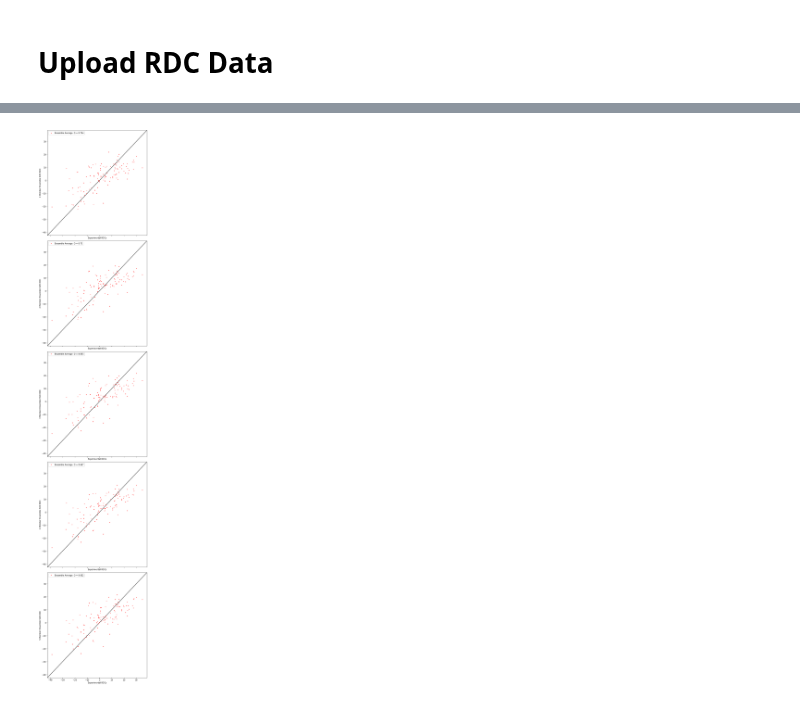
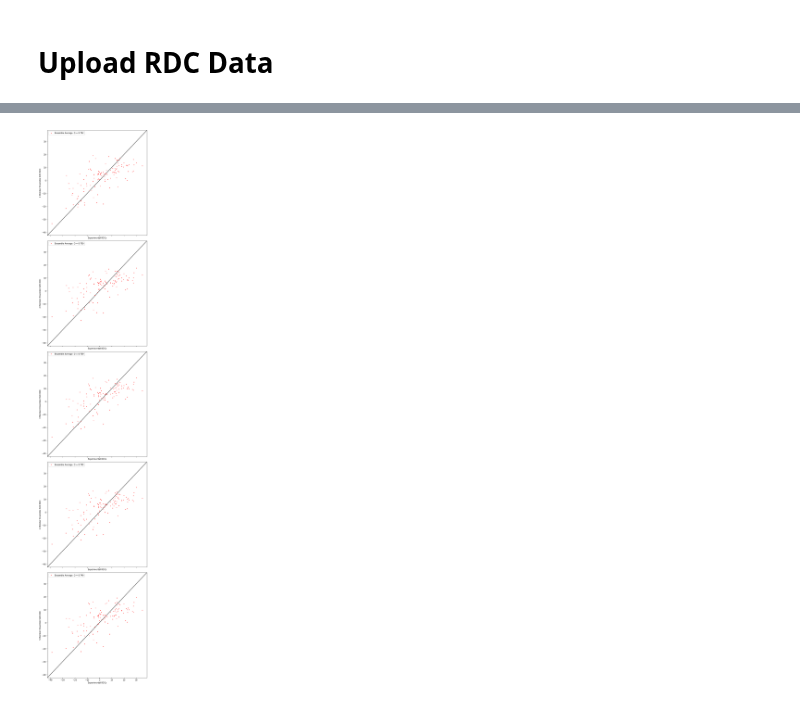
Before and after one commit to PotoyanGroup/Seq2Ensemble, a Jupyter notebook: ColabOpenAWSEM.ipynb, the cells around one changed output, grey strips where cells are left out. Saved outputs shown, nothing was run; the diff lists cells and outputs as text; code cells hidden in the pictures.

```diff
--- a/ColabOpenAWSEM.ipynb
+++ b/ColabOpenAWSEM.ipynb
@@ -321,7 +348,7 @@ else:
 cluster_folders = [f'cluster_{i+1}' for i in range(n_clusters)]
 # specify magnet strength in T
 #@markdown Specify magnetic field strength in T (default = 18.0).
-magnetic_field = 5 #@param {type:"number"}
+magnetic_field = 18.0 #@param {type:"number"}
 #@markdown Specify temperature of aligned sample in K
 # Can we get the variable from the simulation to populate the input here?
 Temperature = 300.00 #@param (type:"number")
@@ -357,34 +384,34 @@ for i in range(n_clusters):
 
   qfactor = fit.qfactor(data, ensembleAverage=True)
 
   # ensemble average RDC
   EA = fit.ensemble_average(data)
   # convert to dataframe to save CSV for download of residue numbers and calculated RDC
   df = pd.DataFrame({'resids':[atom.full_id[3][1] for atom in EA['atm']], 'RDCs':EA['cal']})
   df.to_csv(f'{calculated_rdcs}/{i+1}_member_ensemble_rdcs.csv')
   # save qfactor to text file
   with open(f"{calculated_rdcs}/{i+1}_member_ensemble_q_factor.txt",'w') as f:
     f.write(str(qfactor))
 
 
   # plot
   axs.flat[i].plot(EA['exp'], EA['cal'], marker='o', lw=0, ms=2, c='r',
           label=f'Ensemble Average: Q = {round(qfactor,3)}')
 
   # plot the diagonal
   l, h = axs.flat[i].get_xlim()
   axs.flat[i].plot([l,h],[l,h],'-k', zorder=0, ms=2)
   axs.flat[i].set_xlim(l,h)
   axs.flat[i].set_ylim(l,h)
 
   # labels
   axs.flat[i].set_xlabel("Experimental RDCs")
   axs.flat[i].set_ylabel(f"{i+1} Member Ensemble SVD RDC")
   axs.flat[i].legend()
 fig.tight_layout()
 fig.savefig(f'{rdc_plots}/ensemble_rdc_fits.pdf')
 # %% [output]
-[figure, old version]
+[figure, new version]
 # %%
 #@title Package and download clustering results
 #@markdown If you are having issues downloading the result archive, try disabling your adblocker and run this cell again. If that fails click on the little folder icon to the left, navigate to file: `Clustering_output.zip`, right-click and select \"Download\".
```
Also changed, not shown: parts of 9 cells of this notebook.
